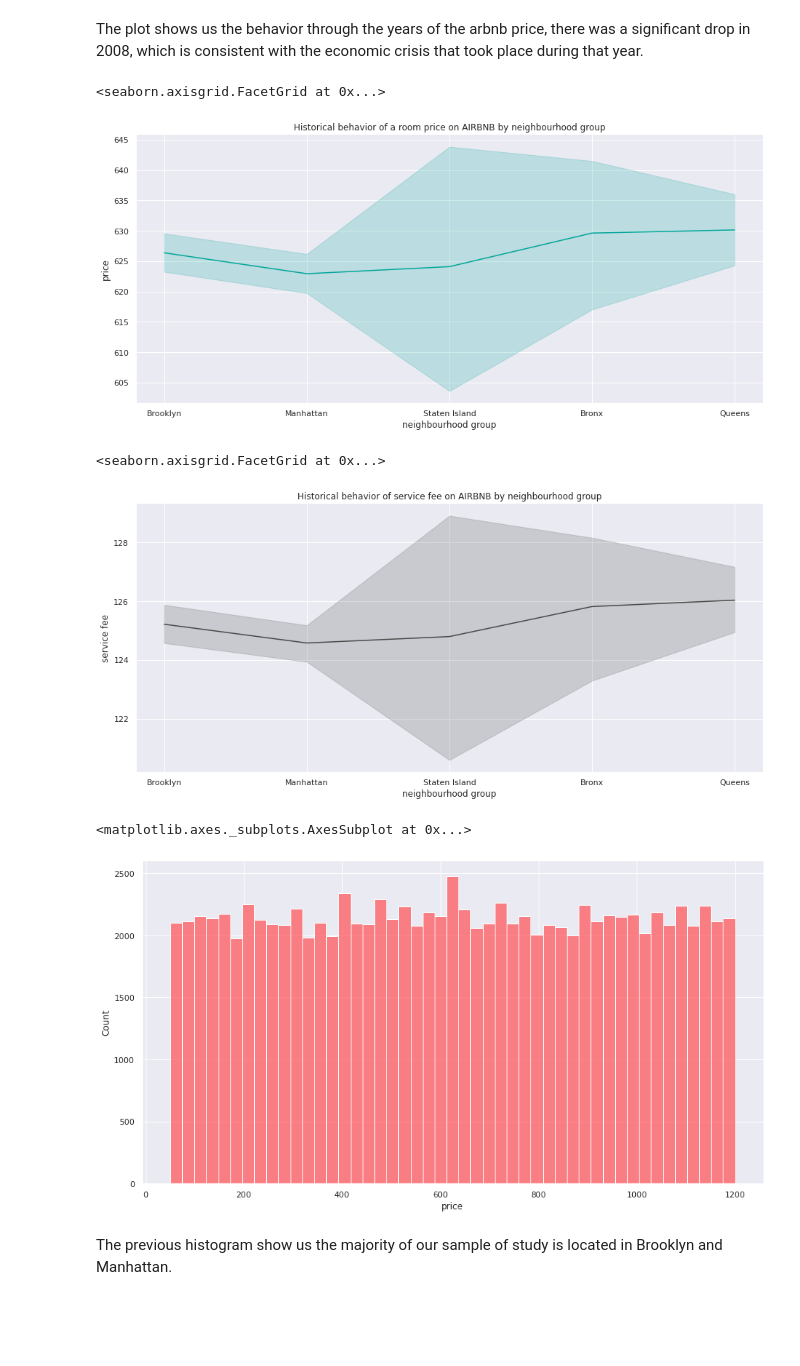
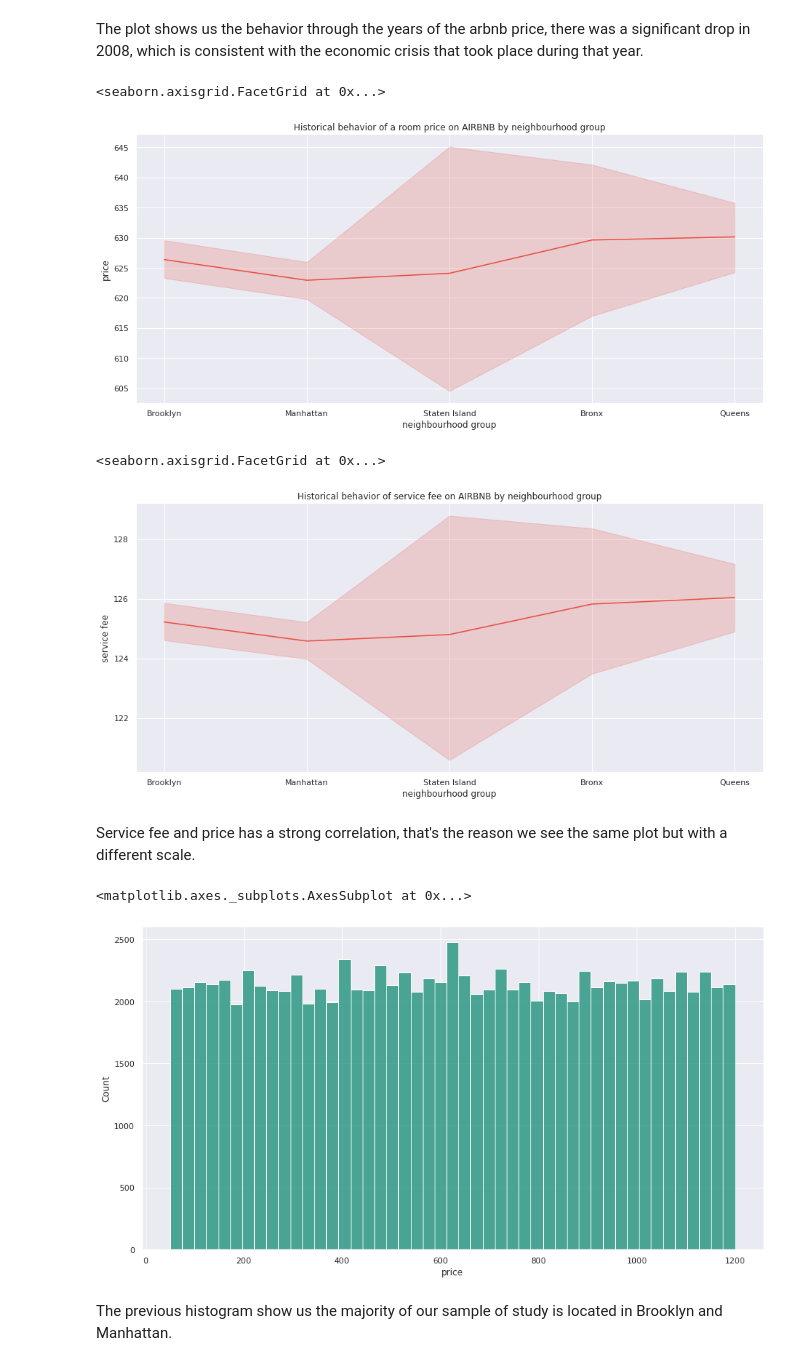
Before and after one commit to Angelica2929/BI_Project_AIRBNB, a Jupyter notebook: Project_2_Development.ipynb, the cells around one changed output. Cells and saved outputs as stored; diff of their text form; code cells hidden in the pictures; blank space fills up the shorter version.

```diff
--- a/Project_2_Development.ipynb
+++ b/Project_2_Development.ipynb
@@ -37,5 +39,5 @@ Load the datased chosen
 # %%
-df_airnb = pd.read_csv('/content/drive/MyDrive/CODING DOJO/Material Apoyo/Airbnb_Open_Data.csv', index_col = 'id')
+df_airnb = pd.read_csv('/content/drive/MyDrive/CODING DOJO/ARCHIVOS APOYO/Airbnb_Open_Data.csv', index_col = 'id')
 
 df_airnb.head(5)
 # %% [output]
@@ -551,5 +563,5 @@ calculated host listings count      319
 availability 365                      0
 dtype: int64
 # %%
-df_airnb.dropna(subset=['availability 365'], inplace=True)
-df_airnb.isna().sum()
+#df_airnb.dropna(subset=['availability 365'], inplace=True)
+#df_airnb.isna().sum()
@@ -707,20 +730,22 @@ sns.relplot(x = df_airnb['Construction year'], y = df_airnb['price'], data = df_
 # %% [markdown]
 The plot shows us the behavior through the years of the arbnb price, there was a significant drop in 2008, which is consistent with the economic crisis that took place during that year.
 # %%
-sns.relplot(x = df_airnb['neighbourhood group'], y = df_airnb['price'], data = df_airnb, kind = "line", color='#00A699', height=6, aspect=13/6).set(title='Historical behavior of a room price on AIRBNB by neighbourhood group')
+sns.relplot(x = df_airnb['neighbourhood group'], y = df_airnb['price'], data = df_airnb, kind = "line", color='#E74C3C', height=6, aspect=13/6).set(title='Historical behavior of a room price on AIRBNB by neighbourhood group')
 # %% [output]
 <seaborn.axisgrid.FacetGrid at 0x...>
-[figure, old version]
+[figure, new version]
 # %%
-sns.relplot(x = df_airnb['neighbourhood group'], y = df_airnb['service fee'], data = df_airnb, kind = "line", color='#484848', height=6, aspect=13/6).set(title='Historical behavior of service fee on AIRBNB by neighbourhood group')
+sns.relplot(x = df_airnb['neighbourhood group'], y = df_airnb['service fee'], data = df_airnb, kind = "line", color='#E74C3C', height=6, aspect=13/6).set(title='Historical behavior of service fee on AIRBNB by neighbourhood group')
 # %% [output]
 <seaborn.axisgrid.FacetGrid at 0x...>
-[figure, old version]
+[figure, new version]
+# %% [markdown]
+Service fee and price has a strong correlation, that's the reason we see the same plot but with a different scale.
 # %%
-sns.histplot(data=df_airnb, x="price", color = '#FF5A5F')
+sns.histplot(data=df_airnb, x="price", color = '#138D75')
 # %% [output]
 <matplotlib.axes._subplots.AxesSubplot at 0x...>
-[figure, old version]
+[figure, new version]
 # %% [markdown]
 The previous histogram show us the majority of our sample of study is located in Brooklyn and Manhattan.
 # %%
```
Also changed, not shown: parts of 79 cells of this notebook.
